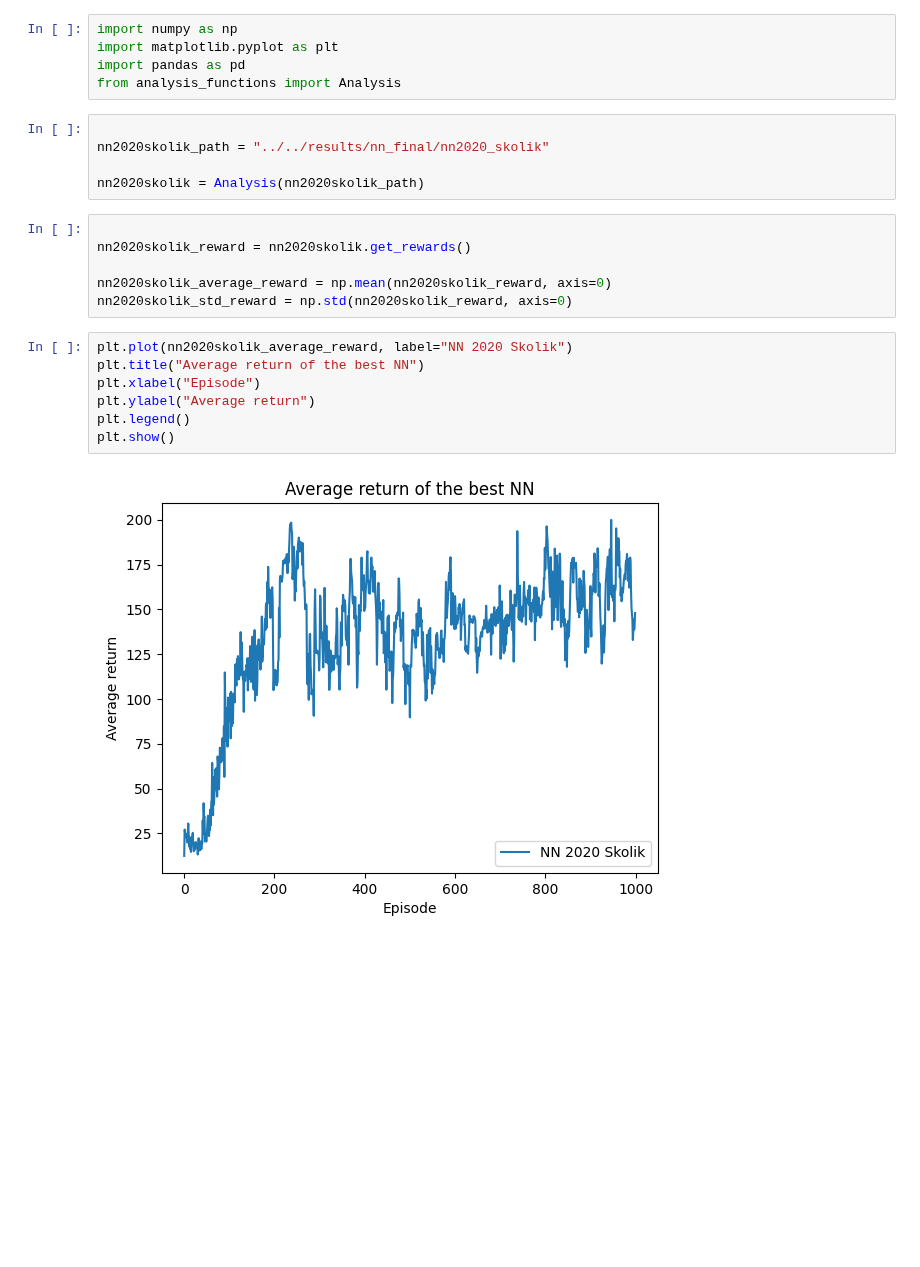
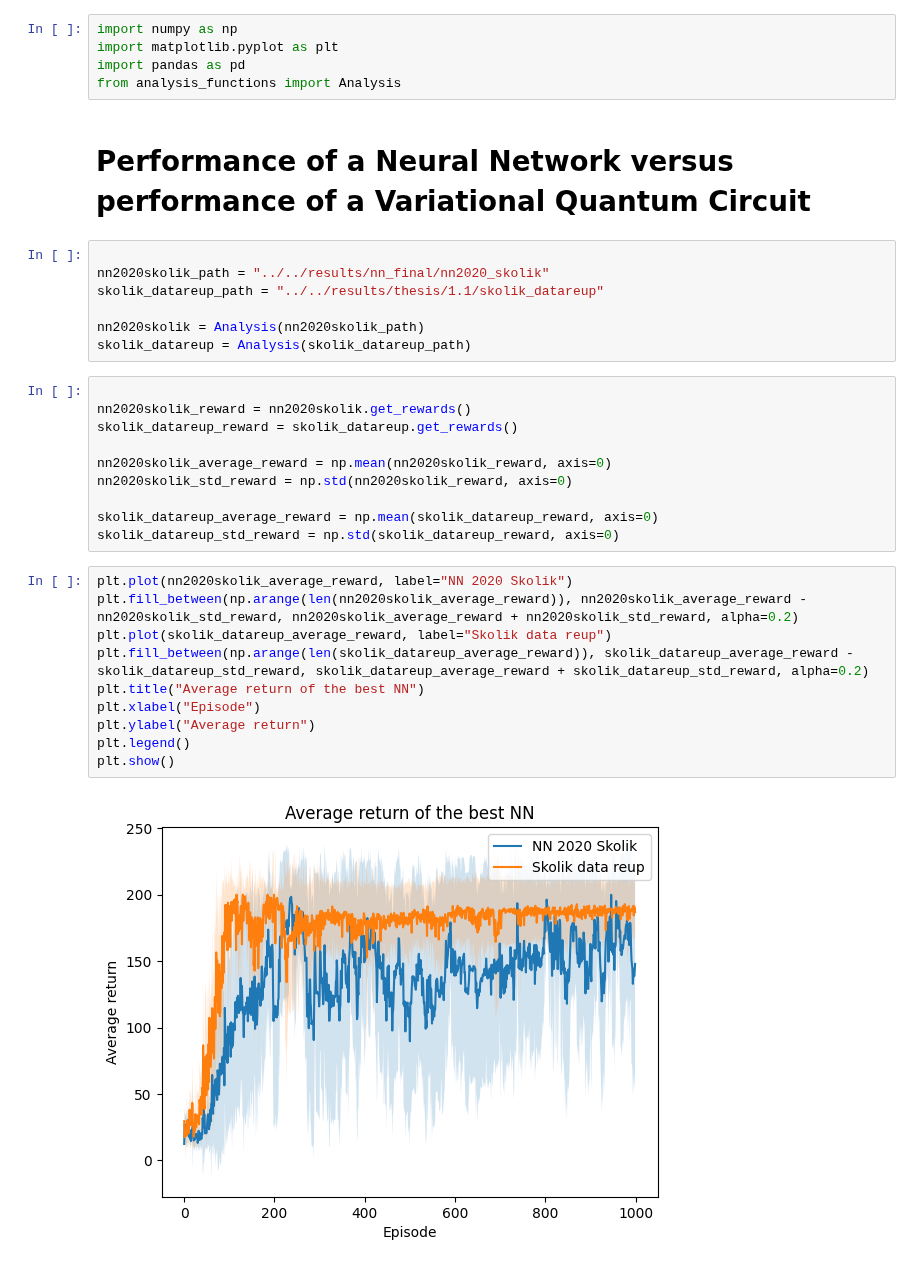
Before and after one commit to RodrigoCoelho7/VQC_Qlearning, a Jupyter notebook: data_analysis/nn.ipynb, the cells around one changed output. Saved outputs shown, nothing was run; the diff lists cells and outputs as text; blank space fills up the shorter version.

Commit message:
nn_analysis

```diff
--- a/data_analysis/nn.ipynb
+++ b/data_analysis/nn.ipynb
@@ -3,23 +3,34 @@ import numpy as np
 import matplotlib.pyplot as plt
 import pandas as pd
 from analysis_functions import Analysis
+# %% [markdown]
+# Performance of a Neural Network versus performance of a Variational Quantum Circuit
 # %%
 
 nn2020skolik_path = "../../results/nn_final/nn2020_skolik"
+skolik_datareup_path = "../../results/thesis/1.1/skolik_datareup"
 
 nn2020skolik = Analysis(nn2020skolik_path)
+skolik_datareup = Analysis(skolik_datareup_path)
 # %%
 
 nn2020skolik_reward = nn2020skolik.get_rewards()
+skolik_datareup_reward = skolik_datareup.get_rewards()
 
 nn2020skolik_average_reward = np.mean(nn2020skolik_reward, axis=0)
 nn2020skolik_std_reward = np.std(nn2020skolik_reward, axis=0)
+
+skolik_datareup_average_reward = np.mean(skolik_datareup_reward, axis=0)
+skolik_datareup_std_reward = np.std(skolik_datareup_reward, axis=0)
 # %%
 plt.plot(nn2020skolik_average_reward, label="NN 2020 Skolik")
+plt.fill_between(np.arange(len(nn2020skolik_average_reward)), nn2020skolik_average_reward - nn2020skolik_std_reward, nn2020skolik_average_reward + nn2020skolik_std_reward, alpha=0.2)
+plt.plot(skolik_datareup_average_reward, label="Skolik data reup")
+plt.fill_between(np.arange(len(skolik_datareup_average_reward)), skolik_datareup_average_reward - skolik_datareup_std_reward, skolik_datareup_average_reward + skolik_datareup_std_reward, alpha=0.2)
 plt.title("Average return of the best NN")
 plt.xlabel("Episode")
 plt.ylabel("Average return")
 plt.legend()
 plt.show()
 # %% [output]
-[figure, old version]
+[figure, new version]
```
Also changed, not shown: parts of 25 cells of this notebook.
